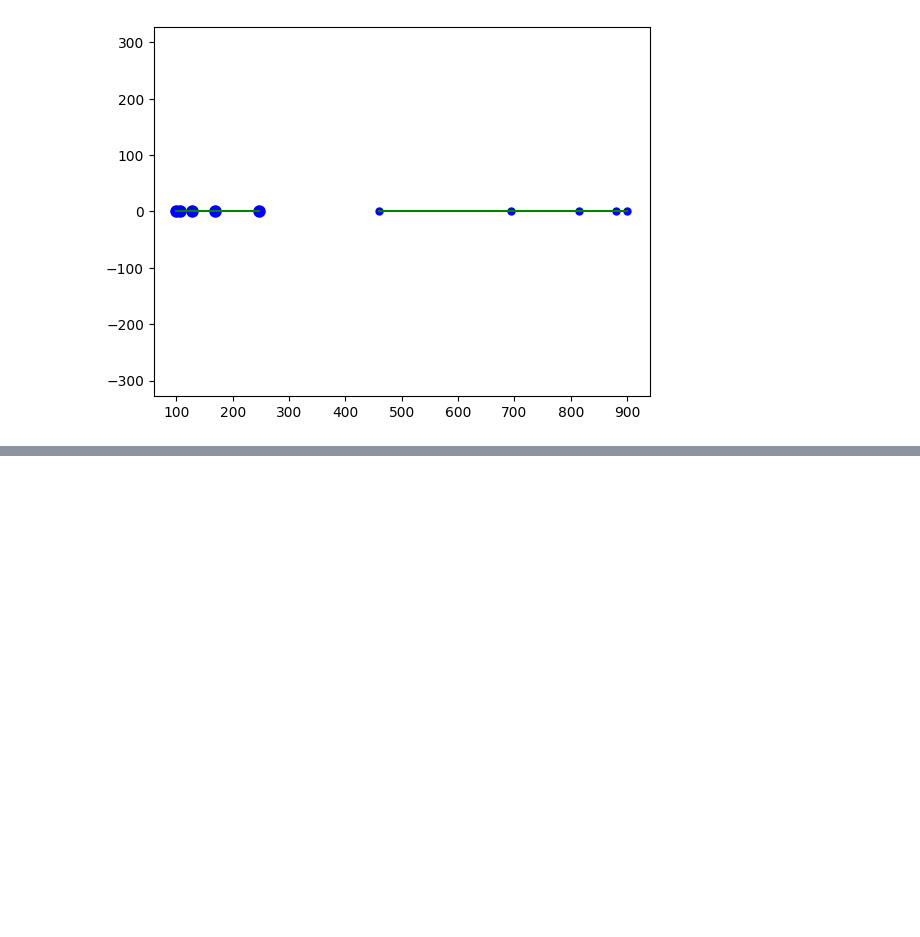
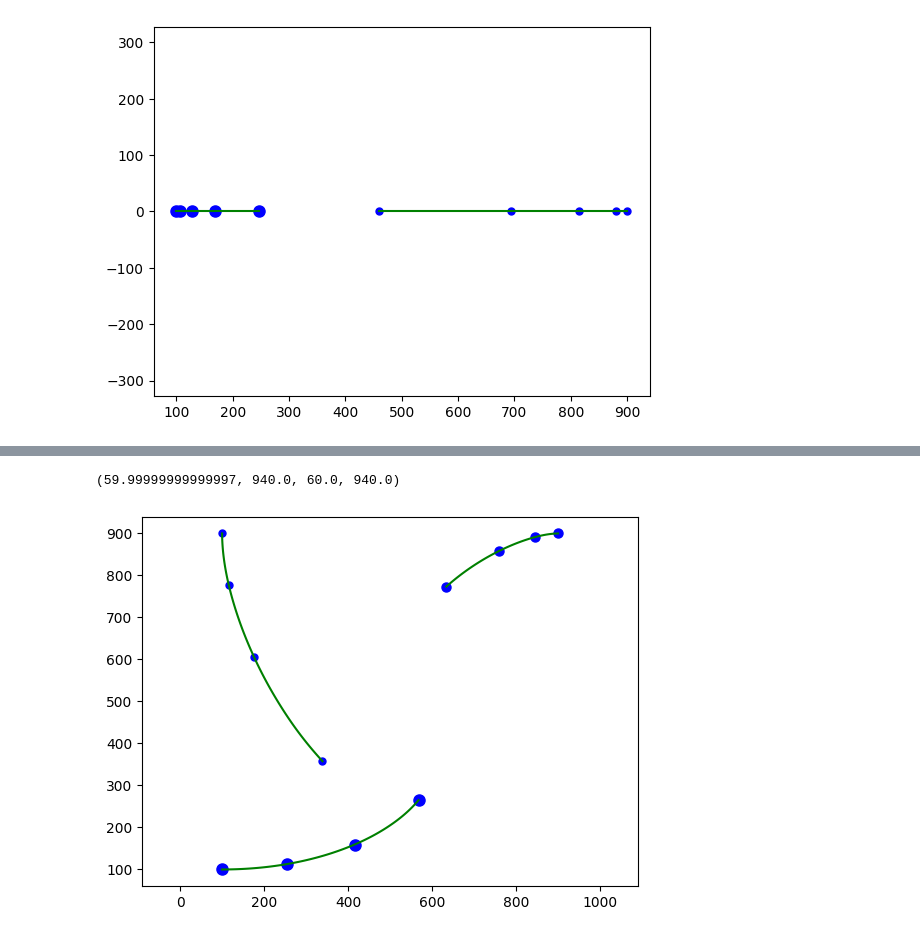
Before and after one commit to ericbrec/BSpy, a Jupyter notebook: examples/nBody.ipynb, the cells around one changed output, grey strips where cells are left out. Saved outputs shown, nothing was run; the diff lists cells and outputs as text; code cells hidden in the pictures; blank space fills up the shorter version.

```diff
--- a/examples/nBody.ipynb
+++ b/examples/nBody.ipynb
@@ -98,0 +114,25 @@ plt.axis('equal')
+# %%
+nBody = 3
+nDim = 2
+mass = np.array([3.0e+19, 1.0e+19, 2.0e+19])
+finalTime = 3.0
+u = [0.0, 0.0, finalTime, finalTime]
+data = np.array([[100.0, 100.0, 100.0, 900.0, 900.0, 900.0], [150.0, 0.0, 0.0, -100.0, -40.0, 0.0],
+                 [300.0, 100.0, 100.0, 700.0, 820.0, 900.0], [150.0, 0.0, 0.0, -100.0, -40.0, 0.0]]).T
+initialGuess = bspy.Spline.least_squares(u, data)
+solution = initialGuess.solve_ode(2, 0, nBodyF, 1.0e-4, (nBody, nDim, mass))
+# %%
+pValues = np.linspace(0.0, finalTime, int(finalTime) + 1)
+tValues = np.linspace(pValues[0], pValues[-1], 101)
+x1P, y1P, x2P, y2P, x3P, y3P = solution(pValues)
+x1, y1, x2, y2, x3, y3 = solution(tValues)
+plt.plot(x1P, y1P, 'b', marker = 'o', markersize = 8, linestyle = "")
+plt.plot(x2P, y2P, 'b', marker = 'o', markersize = 5, linestyle = "")
+plt.plot(x3P, y3P, 'b', marker = 'o', markersize = 6.5, linestyle = "")
+plt.plot(x1, y1, 'g')
+plt.plot(x2, y2, 'g')
+plt.plot(x3, y3, 'g')
+plt.axis('equal')
+# %% [output]
+(59.99999999999997, 940.0, 60.0, 940.0)
+[figure, added]
```
Also changed, not shown: parts of 4 cells of this notebook, 1 other file.
